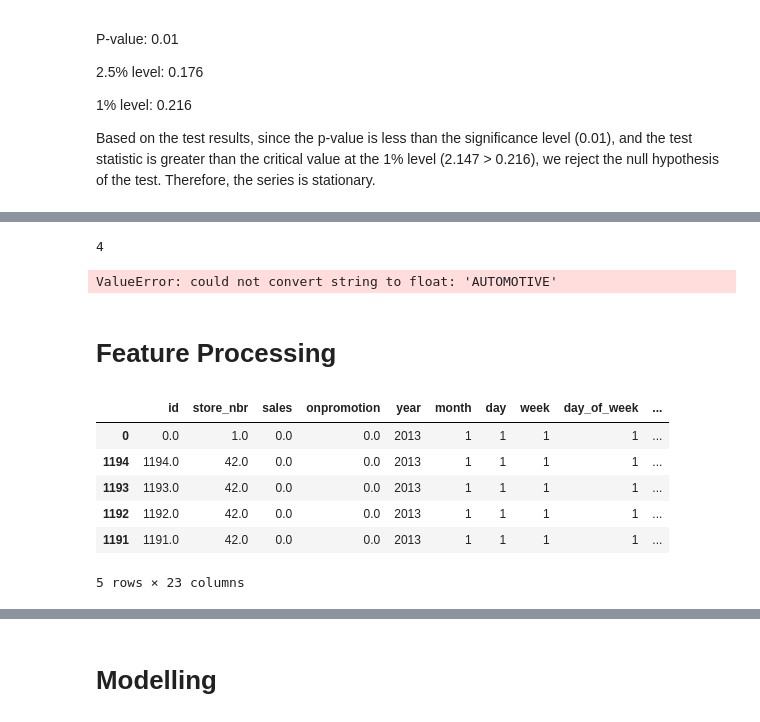
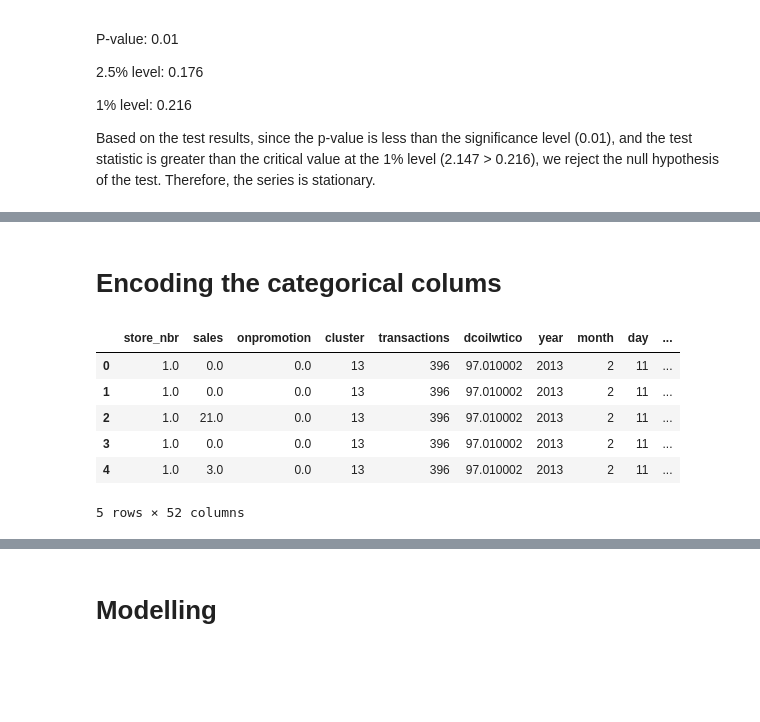
Before and after one commit to obiuzoma/LP3_project, a Jupyter notebook: lp3.ipynb, the cells around one changed output, grey strips where cells are left out. Cells and saved outputs as stored; diff of their text form; code cells hidden in the pictures; blank space fills up the shorter version.

Commit message:
correcting errors

```diff
--- a/lp3.ipynb
+++ b/lp3.ipynb
@@ -108,11 +113,11 @@ connection = pyodbc.connect(conn_str)
 # %%
 # read data from oil table
 query = "SELECT * From dbo.oil"
-oil_df = pd.read_sql(query,connection, parse_dates=["date"])
+oil_df = pd.read_sql(query,connection)
 
 # read data from holiday table
 query2= "SELECT * from dbo.holidays_events"
-holiday_df=pd.read_sql(query2,connection, parse_dates=["date"])
+holiday_df=pd.read_sql(query2,connection)
 
 # read data from store table
 query3= "SELECT * from dbo.stores"
@@ -1034,0 +1015,16 @@ train_data
+# %%
+# Merging the common columns ('store_nbr' and 'date') in the datasets using the inner merge() function
+# Merge train_df with stores_df based on 'store_nbr' column
+merged_data1 = train_data.merge(stores_df, on='store_nbr', how='inner')
+
+# Merge merged_df1 with transactions_df based on 'date' and 'store_nbr' columns
+merged_data2 = merged_data1.merge(transactions, on=['date', 'store_nbr'], how='inner')
+
+# Merge merged_df2 with holidays_events_df based on 'date' column
+merged_data3 = merged_data2.merge(holiday_df, on='date', how='inner')
+
+# Merge merged_df3 with oil_df based on 'date' column
+merged_data = merged_data3.merge(oil_df, on='date', how='inner')
+
+# View the first five rows of the merged dataset
+merged_data.head()
@@ -1034,0 +1081,7 @@ train_data
+# %%
+# Renaming the columns with the approapriate names
+merged_df = merged_data.rename(columns={"type_x": "store_type", "type_y": "holiday_type"}, inplace=True)
+# drop month_x and year_x
+merged_data.drop(columns= ['month_y', 'year_y'], axis=0, inplace=True)
+merged_data.drop(columns= ['month_x', 'year_x'], axis=0, inplace=True)
+merged_data.head()
@@ -1097,0 +1199,6 @@ train_data.drop(['date'], axis=1, inplace=True)
+# %%
+# Define columns to drop
+columns_to_drop = ['date', 'id', 'locale', 'locale_name', 'description', 'store_type', 'transferred', 'state']
+
+# Drop columns from DataFrame
+merged_data_copy = merged_data.drop(columns=columns_to_drop, inplace=False)
@@ -1192,49 +1289,34 @@ from statsmodels.tsa.seasonal import STL
-# %%
-date_difference = train_data['year'].max() - train_data['year'].min()
-date_difference
-# %% [output]
-4
-# %%
-
-# decomposition of the data set
-# create a data frame with the difference data
-difference_data = pd.DataFrame({'year': date[1:], "difference_vlue":differences})
-plt.figure(figsize=('12,6'))
-fig = px.line(train_data, x=difference_data['date'], y= difference_data['difference_value'],title='Derended sales')
-fig.show
-# %% [output]
-ValueError: could not convert string to float: 'AUTOMOTIVE'
-# %% [markdown]
-# Feature Processing
+# %% [markdown]
+# Encoding the categorical colums
 # %%
 
 
 # Define the categorical columns to encode
-categorical_columns = ["family"]
+categorical_columns = ["family", "city", "holiday_type"]
 
 # Perform one-hot encoding
 encoder = OneHotEncoder()
-one_hot_encoded_data = encoder.fit_transform(train_data[categorical_columns])
+one_hot_encoded_data = encoder.fit_transform(merged_data_copy[categorical_columns])
 
 # Create column names for the one-hot encoded data
 column_names = encoder.get_feature_names_out(categorical_columns)
 
 # Convert the one-hot encoded data to a DataFrame
-train_data_encoded = pd.DataFrame(one_hot_encoded_data.toarray(), columns=column_names)
+merged_df_encoded = pd.DataFrame(one_hot_encoded_data.toarray(), columns=column_names)
 
 # Concatenate the original dataframe with the one-hot encoded data
-train_data_encoded = pd.concat([train_data, train_data_encoded], axis=1)
+merged_df_encoded = pd.concat([merged_data_copy, merged_df_encoded], axis=1)
 
 # Drop the original categorical columns
-train_data_encoded.drop(categorical_columns, axis=1, inplace=True)
+merged_df_encoded.drop(categorical_columns, axis=1, inplace=True)
 
 # Print the head of the encoded DataFrame
-train_data_encoded.head()
+merged_df_encoded.head()
 # %% [output]
-|  | id | store_nbr | sales | onpromotion | year | month | day | week | day_of_week | ... |
-| 0 | 0.0 | 1.0 | 0.0 | 0.0 | 2013 | 1 | 1 | 1 | 1 | ... |
-| 1194 | 1194.0 | 42.0 | 0.0 | 0.0 | 2013 | 1 | 1 | 1 | 1 | ... |
-| 1193 | 1193.0 | 42.0 | 0.0 | 0.0 | 2013 | 1 | 1 | 1 | 1 | ... |
-| 1192 | 1192.0 | 42.0 | 0.0 | 0.0 | 2013 | 1 | 1 | 1 | 1 | ... |
-| 1191 | 1191.0 | 42.0 | 0.0 | 0.0 | 2013 | 1 | 1 | 1 | 1 | ... |
+|  | store_nbr | sales | onpromotion | cluster | transactions | dcoilwtico | year | month | day | ... |
+| 0 | 1.0 | 0.0 | 0.0 | 13 | 396 | 97.010002 | 2013 | 2 | 11 | ... |
+| 1 | 1.0 | 0.0 | 0.0 | 13 | 396 | 97.010002 | 2013 | 2 | 11 | ... |
+| 2 | 1.0 | 21.0 | 0.0 | 13 | 396 | 97.010002 | 2013 | 2 | 11 | ... |
+| 3 | 1.0 | 0.0 | 0.0 | 13 | 396 | 97.010002 | 2013 | 2 | 11 | ... |
+| 4 | 1.0 | 3.0 | 0.0 | 13 | 396 | 97.010002 | 2013 | 2 | 11 | ... |
-5 rows × 23 columns
+5 rows × 52 columns
```
Also changed, not shown: parts of 46 cells of this notebook, 1 other file.
